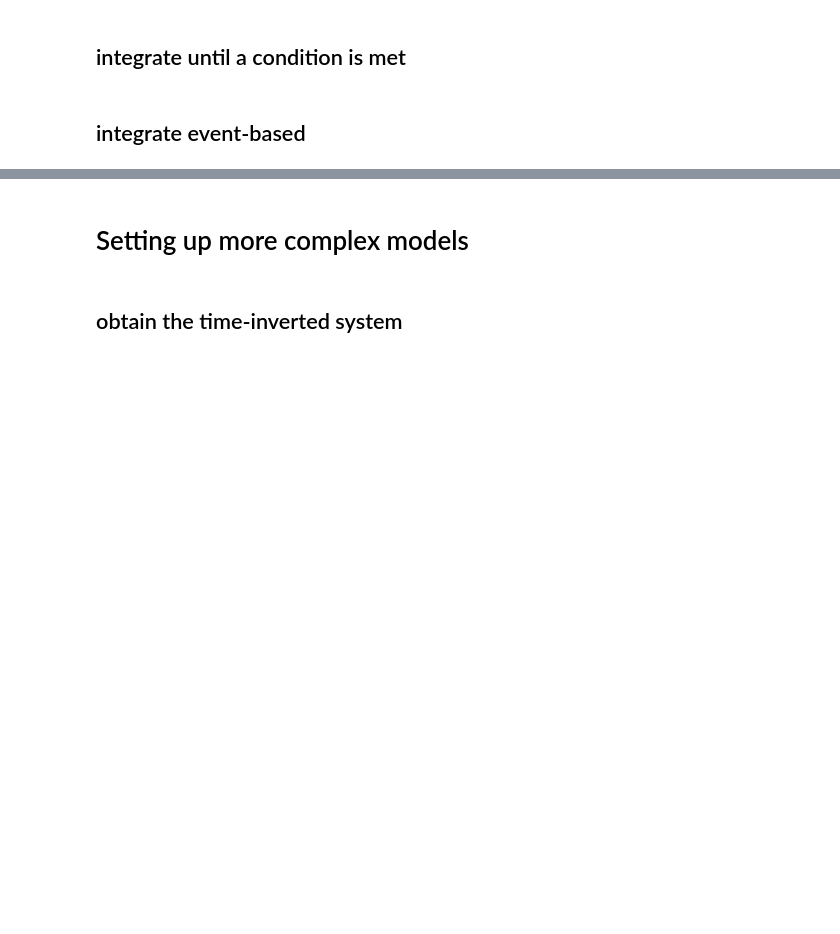
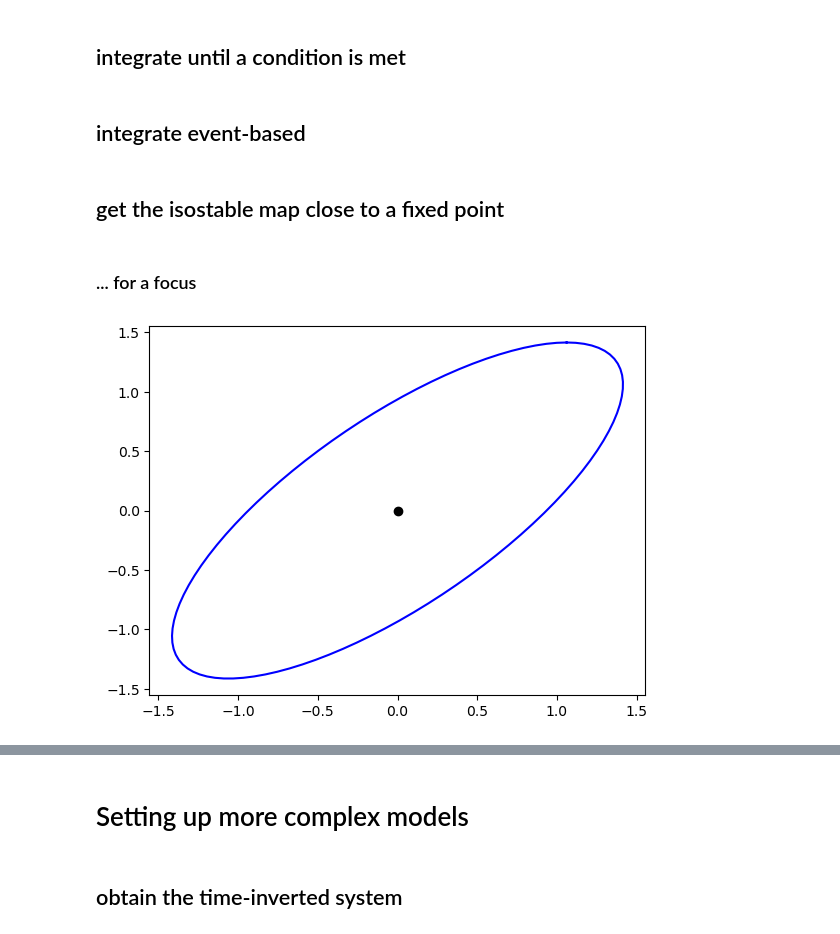
Before and after one commit to KlausMau/symODE, a Jupyter notebook: TUTORIAL - dynamical systems.ipynb, the cells around one changed output, grey strips where cells are left out. Cells and saved outputs as stored; diff of their text form; code cells hidden in the pictures; blank space fills up the shorter version.

Commit message:
add example to tutorial with "get_isostable_map_..."

```diff
--- a/TUTORIAL - dynamical systems.ipynb
+++ b/TUTORIAL - dynamical systems.ipynb
@@ -119,3 +119,25 @@ plt.plot(states[0,:], states[1,:])
 plt.axvline(1.3, c='k')
 
 plt.show()
+# %% [markdown]
+## get the isostable map close to a fixed point
+# %%
+system = DynamicalSystem('van_der_Pol')
+# %% [markdown]
+### ... for a focus
+# %%
+params = {sy.symbols('epsilon'): 1.5}
+
+isomaps = system.get_isostable_map_at_fixed_points(params)
+isomap = isomaps[0]
+
+psi = np.linspace(0, 2.*np.pi, 100)
+
+fixed_point = isomap(0,0)
+isostable_curve = np.array([isomap(1, p) for p in psi]).T
+
+plt.plot(fixed_point[0], fixed_point[1], marker='o', c='k')
+plt.plot(isostable_curve[0], isostable_curve[1], c='b')
+plt.show()
+# %% [output]
+[figure, added]
```
Also changed, not shown: parts of 2 cells of this notebook.
